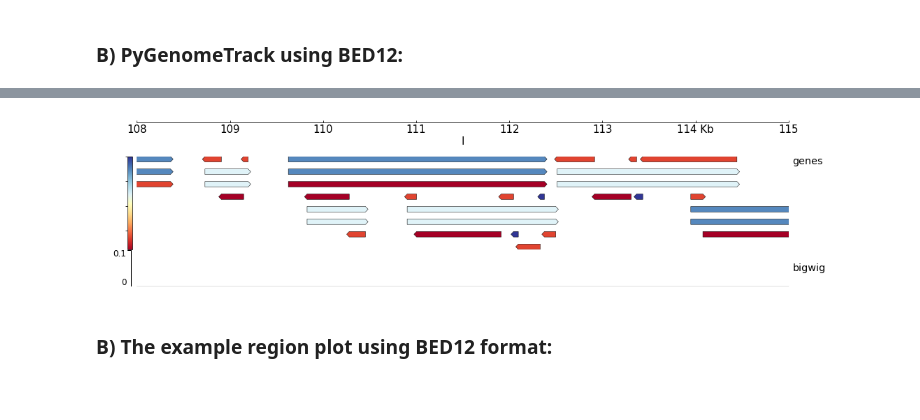
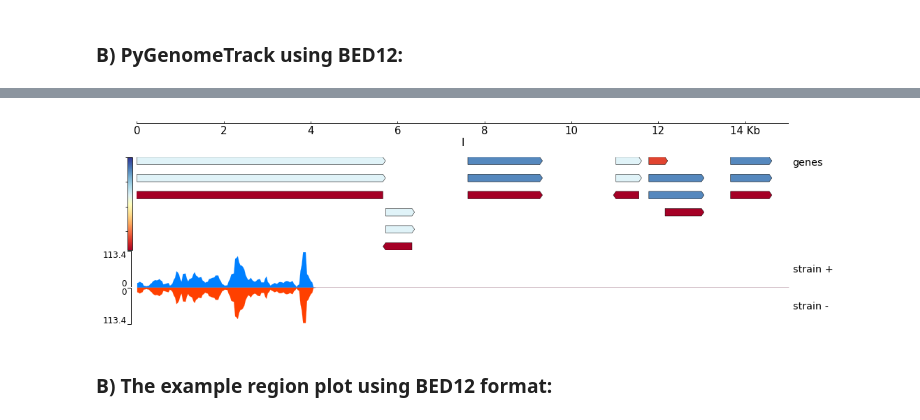
Before and after one commit to lidkalee/Workflow_Genes_Regions, a Jupyter notebook: PGT_Workflow_LL.ipynb, the cells around one changed output, grey strips where cells are left out. Saved outputs shown, nothing was run; the diff lists cells and outputs as text; code cells hidden in the pictures; blank space fills up the shorter version.

Commit message:
Instruction of making plots with 2 BigWig's added

```diff
--- a/PGT_Workflow_LL.ipynb
+++ b/PGT_Workflow_LL.ipynb
@@ -318,15 +357,15 @@ If you want to have different colors for genes, UTRs, etc., mark it in column 5
 # %%
 # Look at the new plot
 from IPython.display import Image
 
 #The name of the new file (.png) with plot showing genomic location
 #
 # Just copy the name of new .png file
 
-png_file_name_bed6 = "bed6_8.png"
-Image(png_file_name_bed6)
+png_bed6 = "bed6_twoBigWig_2.png"
+Image(png_bed6)
 # %% [output]
-[figure, old version]
+[figure, new version]
 # %% [markdown]
 ### B) The example region plot using BED12 format:
 # %%
```
Also changed, not shown: parts of 23 cells of this notebook.
